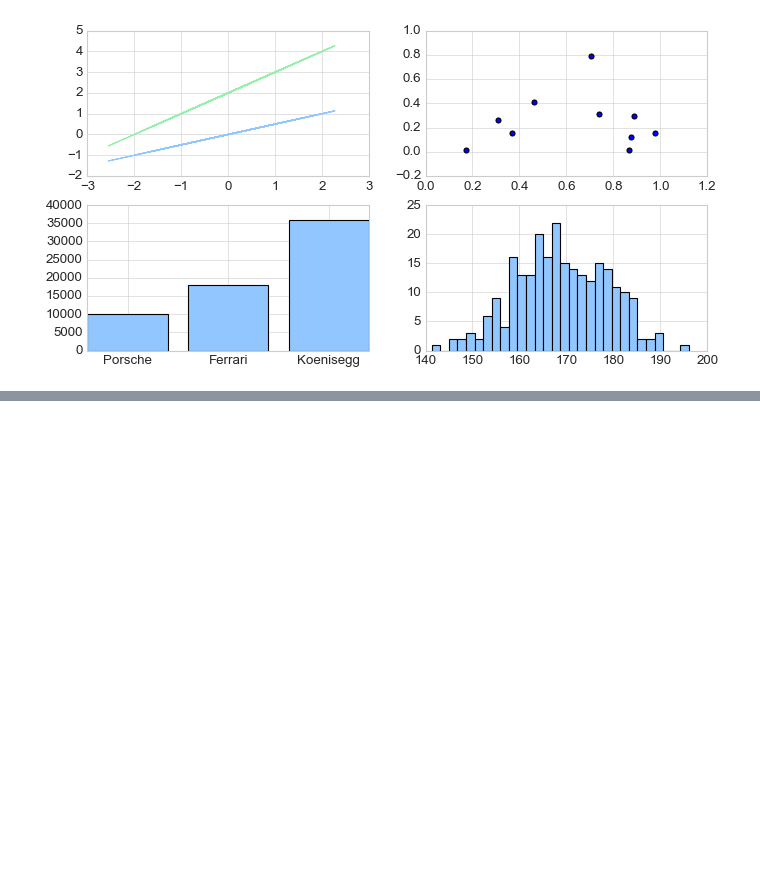
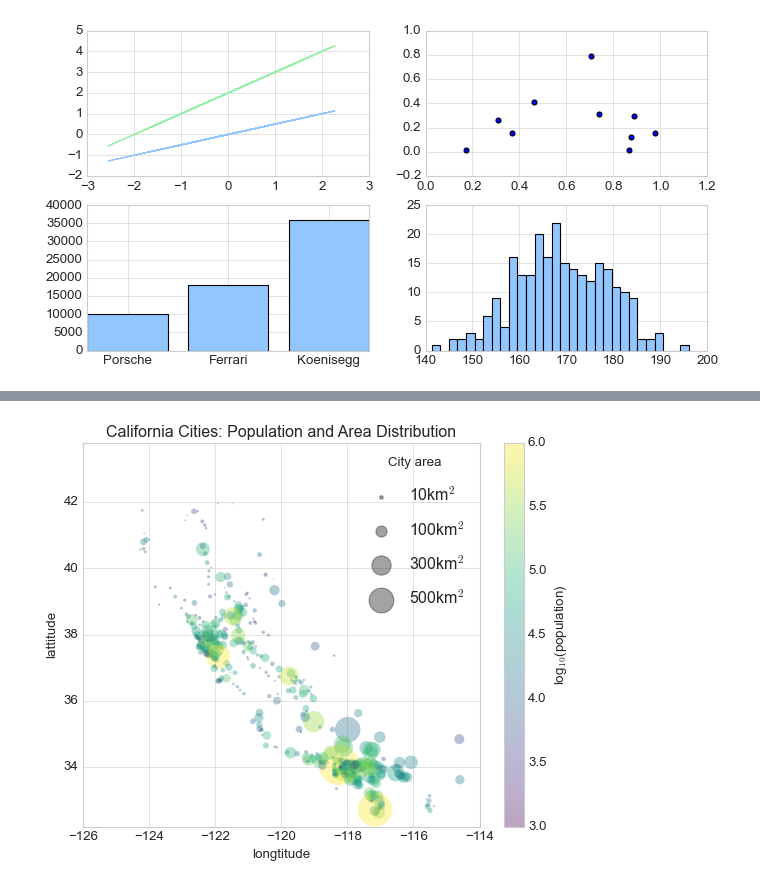
Before and after one commit to HungTran1412/data-mining, a Jupyter notebook: Buoi3/TH3_KhamPhaDuLieu_TranNguyenMinhHung_671501.ipynb, the cells around one changed output, grey strips where cells are left out. Saved outputs shown, nothing was run; the diff lists cells and outputs as text; code cells hidden in the pictures; blank space fills up the shorter version.

Commit message:
Project: Data Visualization - California Cities

```diff
--- a/Buoi3/TH3_KhamPhaDuLieu_TranNguyenMinhHung_671501.ipynb
+++ b/Buoi3/TH3_KhamPhaDuLieu_TranNguyenMinhHung_671501.ipynb
@@ -421,0 +424,5 @@ ax[1,1].hist(student_height, bins = 30);
+# %%
+cities = pd.read_csv(r"california_cities.csv", sep = ";")
+cities.head()
+
+# cities["area_total_km2"].sort_values()
@@ -421,0 +442,30 @@ ax[1,1].hist(student_height, bins = 30);
+# %%
+# Extract Latd = vĩ độ and Longd = kinh độ
+lat, lon = cities['latd'], cities['longd']
+
+colors = rng.rand(100)
+
+population, area = cities['population_total'], cities['area_total_km2']
+
+# plt.style.use('seaborn')
+plt.figure(figsize = (8,6))
+# Plot using Pyplot API
+plt.scatter(lon, lat, s = area, c = np.log10(population), alpha = 0.36, cmap = 'viridis',
+           linewidths = 0)
+plt.axis('equal')
+plt.xlabel('longtitude')
+plt.ylabel('lattitude');
+plt.colorbar(label = 'log$_{10}$(population)')
+plt.clim(3,6)
+
+# Create a legend for Cities's size
+area_range = [10, 100, 300, 500]
+for area in area_range:
+    plt.scatter([], [], s = area, c = 'k', alpha = 0.36,
+                label = str(area) + 'km$^2$')
+
+plt.legend(labelspacing = 1, title = 'City area')
+
+plt.title('California Cities: Population and Area Distribution');
+# %% [output]
+[figure, added]
```
Also changed, not shown: parts of 2 cells of this notebook, 1 other file.
